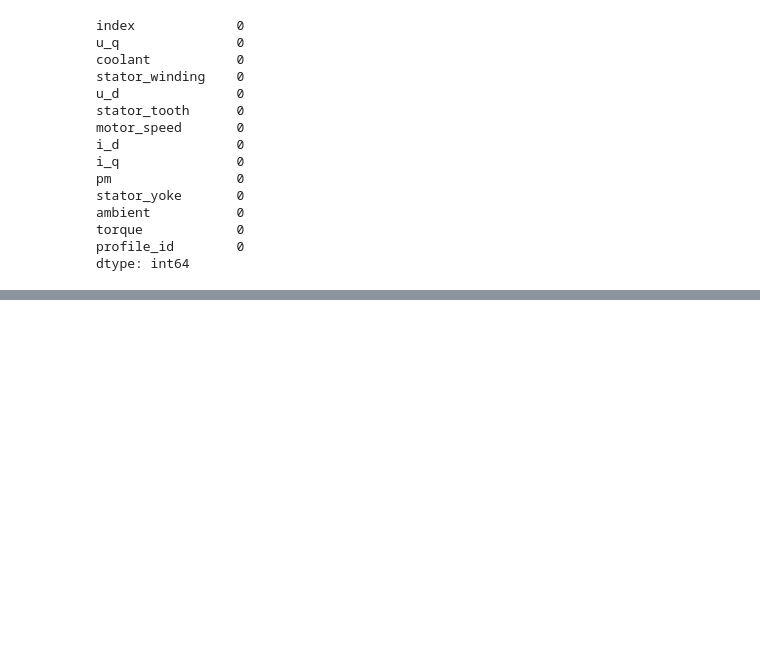
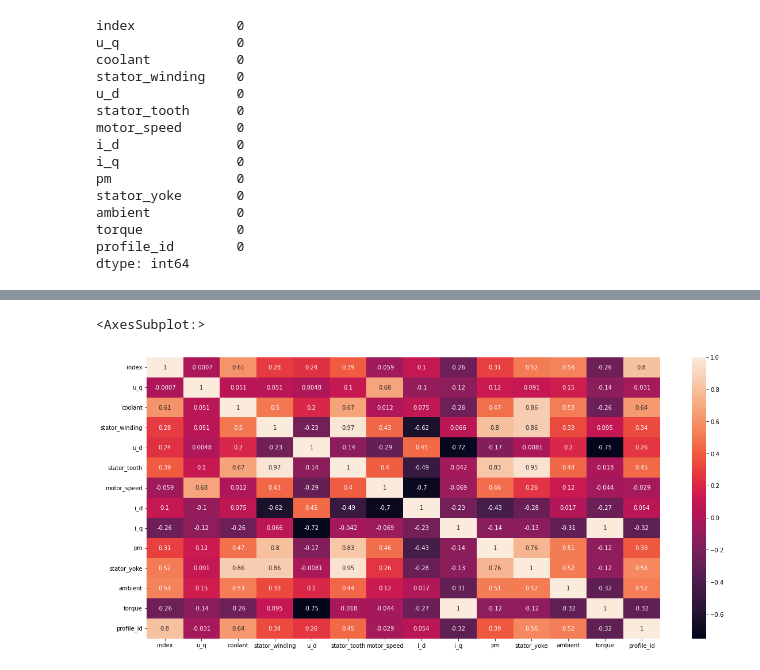
Before and after one commit to eike2/electric_motor, a Jupyter notebook: Task_1_to_4.ipynb, the cells around one changed output, grey strips where cells are left out. Saved outputs shown, nothing was run; the diff lists cells and outputs as text; code cells hidden in the pictures; blank space fills up the shorter version.

```diff
--- a/Task_1_to_4.ipynb
+++ b/Task_1_to_4.ipynb
@@ -279,0 +253,10 @@ plt.show()
+# %%
+plt.figure(figsize=(20,9))
+sns.heatmap(train_set_copy.corr(),annot = True)
+
+#Exakte Korrelation zwischen i_q und torque
+#Hohe Korrelation zwischen stator_yoke und stator_tooth
+# Hohe Korrelation zwischen stator_tooth und stator_winding --> womit hängt das zusammen?
+# %% [output]
+<AxesSubplot:>
+[figure, added]
```
Also changed, not shown: parts of 8 cells of this notebook.
